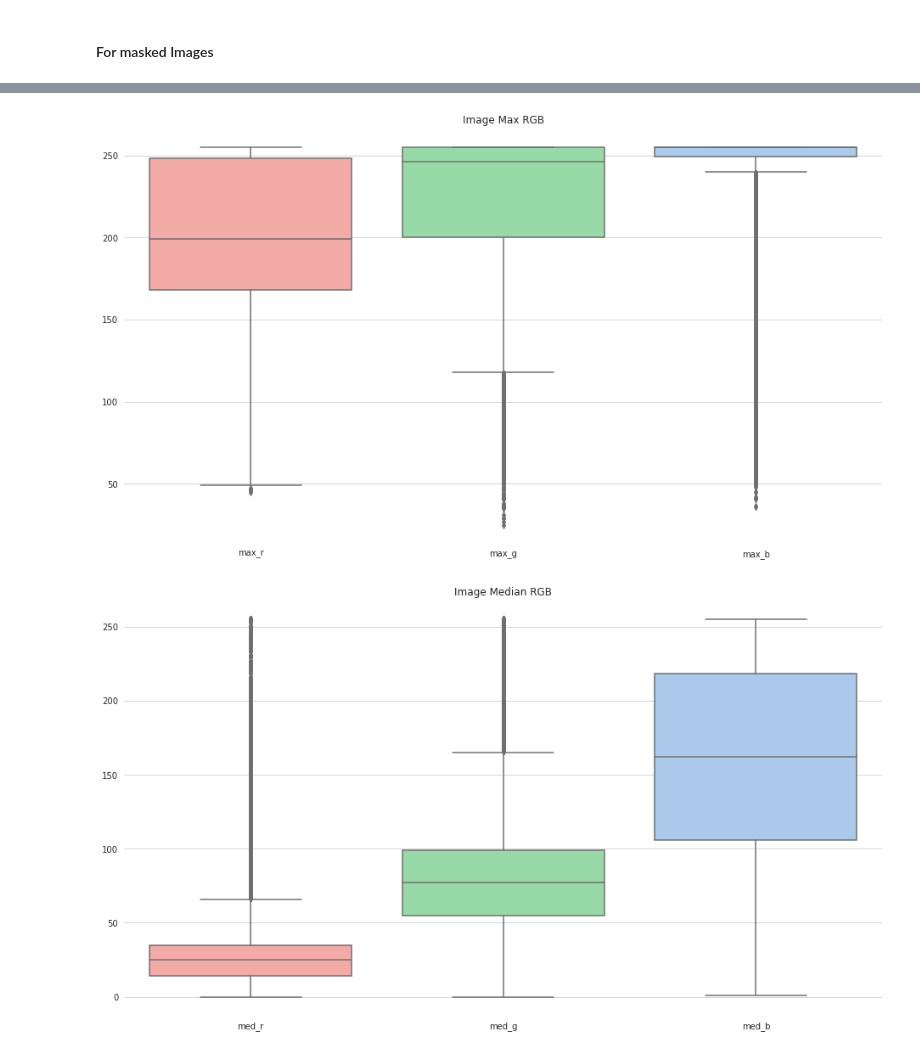
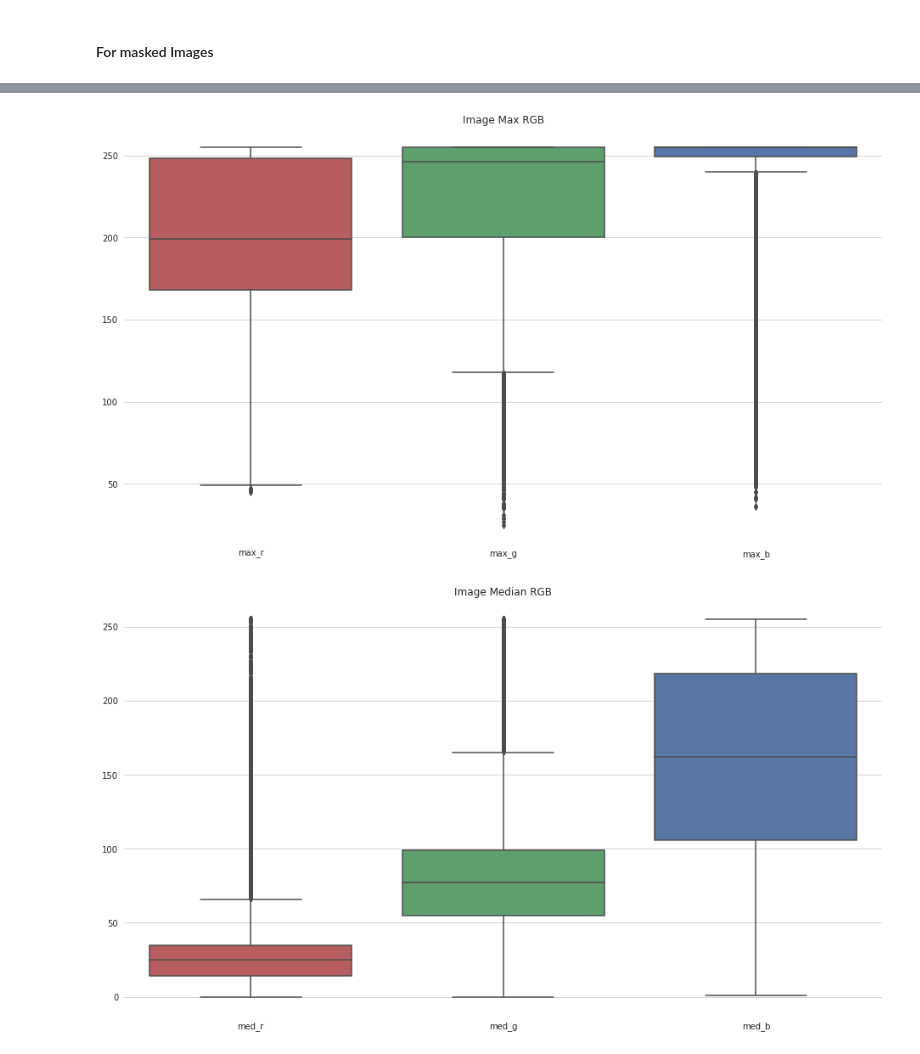
Before and after one commit to migueLib/master_thesis, a Jupyter notebook: notebooks/methods_exploration.ipynb, the cells around one changed output, grey strips where cells are left out. Cells and saved outputs as stored; diff of their text form; code cells hidden in the pictures.

Commit message:
prettier plots

```diff
--- a/notebooks/methods_exploration.ipynb
+++ b/notebooks/methods_exploration.ipynb
@@ -176,15 +176,15 @@ Wall time: 291 ms
 # %%
-pal = sns.color_palette("pastel")
+pal = sns.color_palette("deep")
 sns.set_palette([pal[3],pal[2],pal[0]])
 sns.set_style("whitegrid")
 
 f, ax = plt.subplots(1, 1, figsize=(16,9))
 sns.boxplot(data=ukbb_thr_stats[["max_r","max_g","max_b"]], ax=ax)
 ax.set_title("Image Max RGB")
 sns.despine(left=True, bottom=True)
 f.savefig(abspath("./out/figures/stats_thr-max.png"))
 # %% [output]
-[figure, old version]
+[figure, new version]
 # %%
 f, ax = plt.subplots(1, 1, figsize=(16,9))
 sns.boxplot(data=ukbb_thr_stats[["med_r","med_g","med_b"]])
@@ -192,7 +192,7 @@ ax.set_title("Image Median RGB")
 sns.despine(left=True, bottom=True)
 f.savefig(abspath("./out/figures/stats_thr-med.png"))
 # %% [output]
-[figure, old version]
+[figure, new version]
 # %%
 f, ax = plt.subplots(1, 1, figsize=(16,9))
 sns.boxplot(data=ukbb_thr_stats[["mea_r","mea_g","mea_b"]])
```
Also changed, not shown: parts of 4 cells of this notebook.
